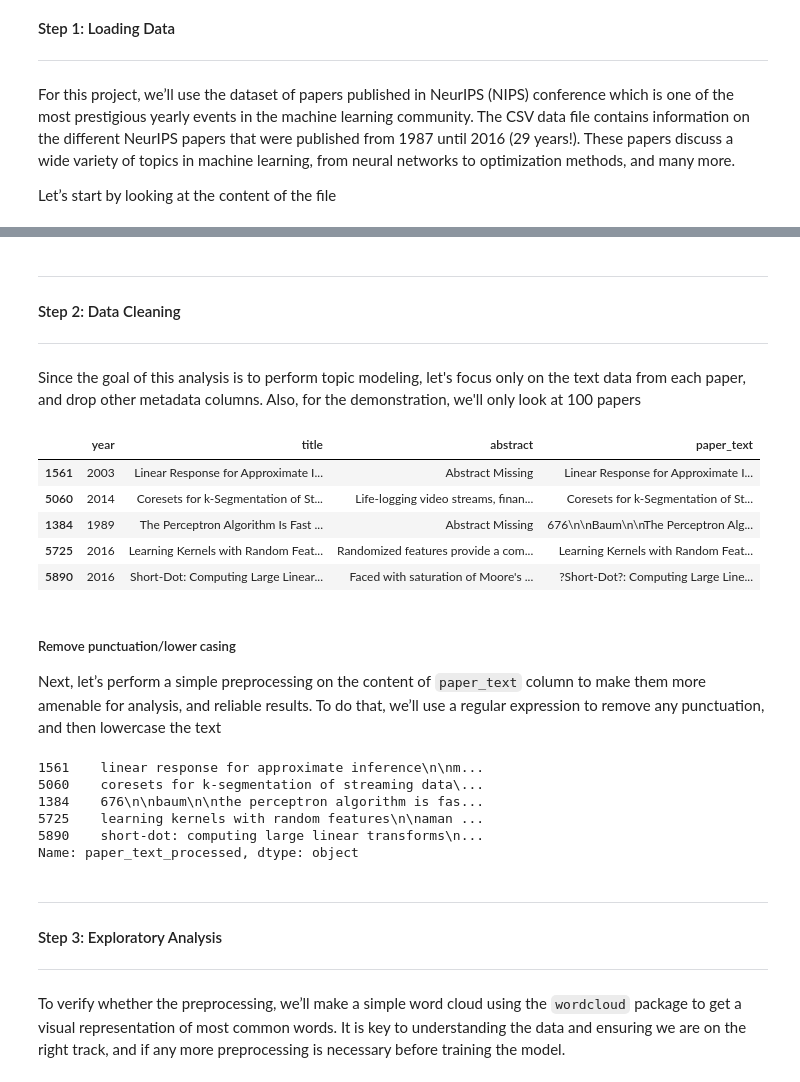
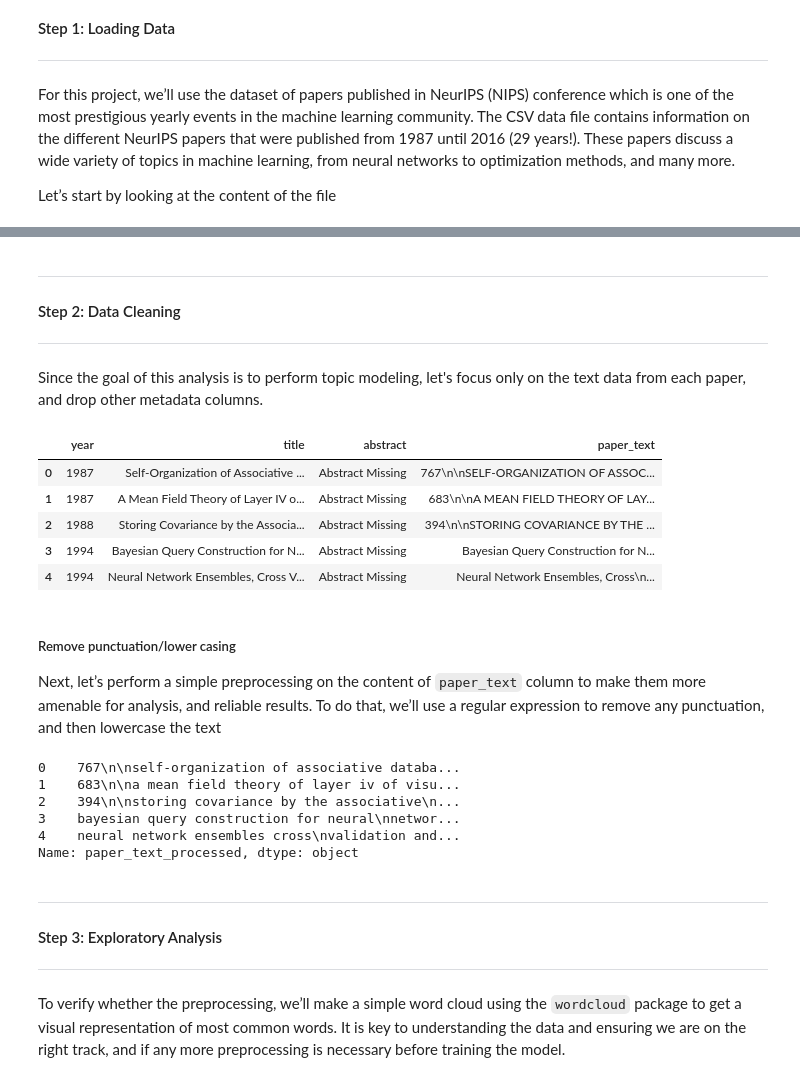
Before and after one commit to gombaniro/topic-discovery, a Jupyter notebook: Topic_descovery_checkpoint.ipynb, the cells around one changed output, grey strips where cells are left out. Saved outputs shown, nothing was run; the diff lists cells and outputs as text; code cells hidden in the pictures.

```diff
--- a/Topic_descovery_checkpoint.ipynb
+++ b/Topic_descovery_checkpoint.ipynb
@@ -82,12 +82,12 @@ import pandas as pd
 import os
 
 # Open the zip file
-with zipfile.ZipFile("/home/topicDiscoveryFinal/data/NIPSPapers.zip", "r") as zip_ref:
+with zipfile.ZipFile("/Users/gombaniro/learn-machine-learning/finalProject/topic-discovery/topic-modeling/data/NIPS Papers.zip", "r") as zip_ref:
     # Extract the file to a temporary directory
-    zip_ref.extractall("/home/topicDiscoveryFinal/temp")
+    zip_ref.extractall("/Users/gombaniro/learn-machine-learning/finalProject/topic-discovery/topic-modeling/temp")
 
 # Read the CSV file into a pandas DataFrame
-papers = pd.read_csv("/home/topicDiscoveryFinal/temp/NIPS Papers/papers.csv")
+papers = pd.read_csv("/Users/gombaniro/learn-machine-learning/finalProject/topic-discovery/topic-modeling/temp/NIPS Papers/papers.csv")
 
 # Print head
 papers.head()
@@ -103,20 +103,21 @@ papers.head()
 #### Step 2: Data Cleaning <a class="anchor\" id="clean_data"></a>
 ** **
 
-Since the goal of this analysis is to perform topic modeling, let's focus only on the text data from each paper, and drop other metadata columns. Also, for the demonstration, we'll only look at 100 papers
+Since the goal of this analysis is to perform topic modeling, let's focus only on the text data from each paper, and drop other metadata columns.
 # %%
 # Remove the columns
-papers = papers.drop(columns=['id', 'event_type', 'pdf_name'], axis=1).sample(100)
+# papers = papers.drop(columns=['id', 'event_type', 'pdf_name'], axis=1).sample(100)
+papers = papers.drop(columns=['id', 'event_type', 'pdf_name'], axis=1)
 
 # Print out the first rows of papers
 papers.head()
 # %% [output]
 |  | year | title | abstract | paper_text |
-| 1561 | 2003 | Linear Response for Approximate I... | Abstract Missing | Linear Response for Approximate I... |
-| 5060 | 2014 | Coresets for k-Segmentation of St... | Life-logging video streams, finan... | Coresets for k-Segmentation of St... |
-| 1384 | 1989 | The Perceptron Algorithm Is Fast ... | Abstract Missing | 676\n\nBaum\n\nThe Perceptron Alg... |
-| 5725 | 2016 | Learning Kernels with Random Feat... | Randomized features provide a com... | Learning Kernels with Random Feat... |
-| 5890 | 2016 | Short-Dot: Computing Large Linear... | Faced with saturation of Moore's ... | ?Short-Dot?: Computing Large Line... |
+| 0 | 1987 | Self-Organization of Associative ... | Abstract Missing | 767\n\nSELF-ORGANIZATION OF ASSOC... |
+| 1 | 1987 | A Mean Field Theory of Layer IV o... | Abstract Missing | 683\n\nA MEAN FIELD THEORY OF LAY... |
+| 2 | 1988 | Storing Covariance by the Associa... | Abstract Missing | 394\n\nSTORING COVARIANCE BY THE ... |
+| 3 | 1994 | Bayesian Query Construction for N... | Abstract Missing | Bayesian Query Construction for N... |
+| 4 | 1994 | Neural Network Ensembles, Cross V... | Abstract Missing | Neural Network Ensembles, Cross\n... |
 # %% [markdown]
 ##### Remove punctuation/lower casing
 
@@ -136,11 +137,11 @@ papers['paper_text_processed'].map(lambda x: x.lower())
 # Print out the first rows of papers
 papers['paper_text_processed'].head()
 # %% [output]
-1561    linear response for approximate inference\n\nm...
-5060    coresets for k-segmentation of streaming data\...
-1384    676\n\nbaum\n\nthe perceptron algorithm is fas...
-5725    learning kernels with random features\n\naman ...
-5890    short-dot: computing large linear transforms\n...
+0    767\n\nself-organization of associative databa...
+1    683\n\na mean field theory of layer iv of visu...
+2    394\n\nstoring covariance by the associative\n...
+3    bayesian query construction for neural\nnetwor...
+4    neural network ensembles cross\nvalidation and...
 Name: paper_text_processed, dtype: object
 # %% [markdown]
 ** **
```
Also changed, not shown: parts of 19 cells of this notebook, 1 other file.
